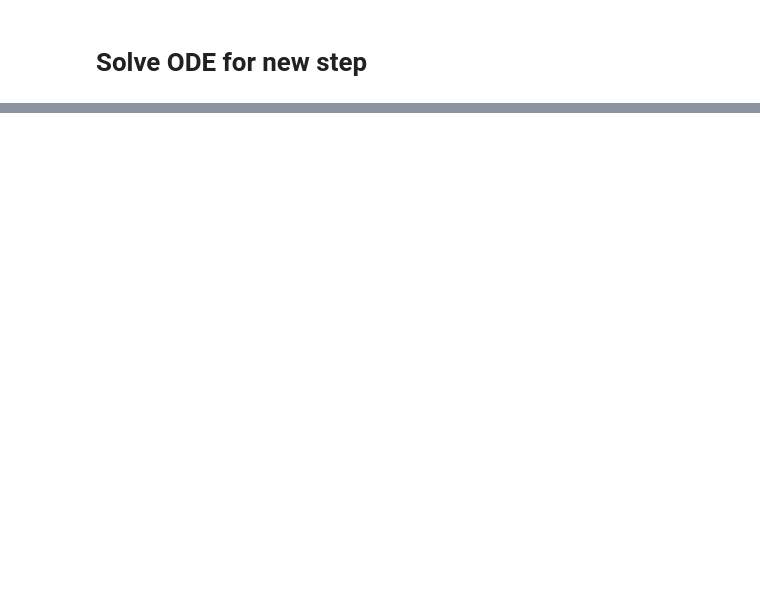
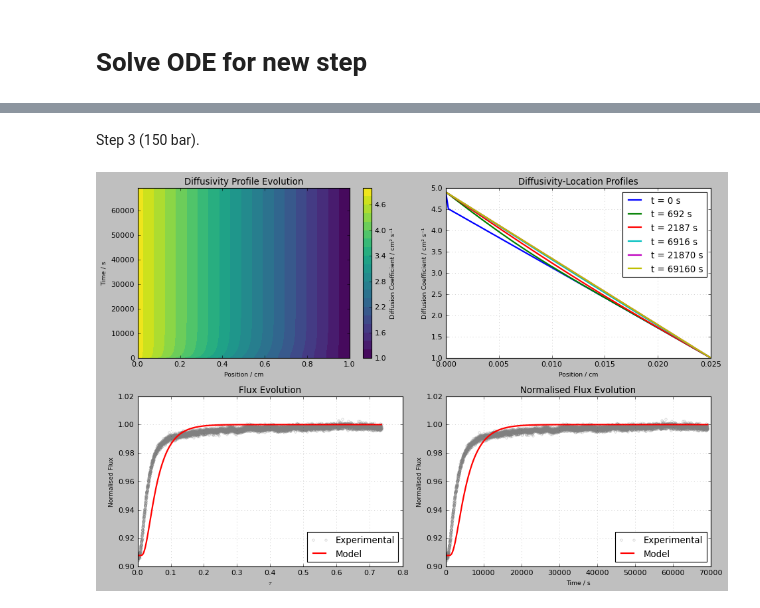
Before and after one commit to louis-sh-nguyen/object-oriented-pemeation-analysis, a Jupyter notebook: notebooks/pressure-step-modelling.ipynb, the cells around one changed output, grey strips where cells are left out. Cells and saved outputs as stored; diff of their text form; code cells hidden in the pictures; blank space fills up the shorter version.

```diff
--- a/notebooks/pressure-step-modelling.ipynb
+++ b/notebooks/pressure-step-modelling.ipynb
@@ -236,0 +252,28 @@ New time point for next step: 149478.22 seconds
+# %% [markdown]
+Step 3 (150 bar).
+# %%
+# From anlaysis
+thickness = THICKNESS_DICT[experiment]
+previous_D1_prime = 4.537455498
+new_D1_prime = 4.897038784
+DT_0 = 6.65E-09
+
+# Get step data
+step_3_data, T = process_step_exp_data(
+    full_data=processed_data,
+    time_range = [180835.900000095, 250000],
+    thickness=thickness,
+    DT_0=DT_0,
+    )
+
+# Run step analysis
+plot_step_results(
+    step_data=step_3_data,
+    previous_D1_prime=previous_D1_prime,
+    new_D1_prime=new_D1_prime,
+    new_DT_0=DT_0,
+    T=T,
+    L=thickness
+)
+# %% [output]
+[figure, added]
```
Also changed, not shown: parts of 8 cells of this notebook.
